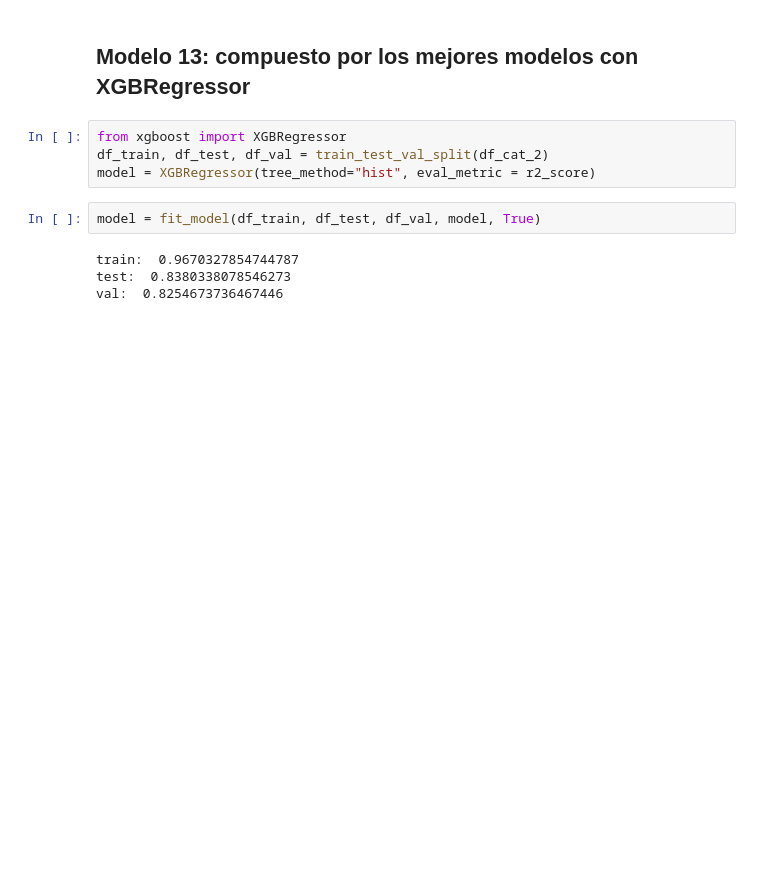
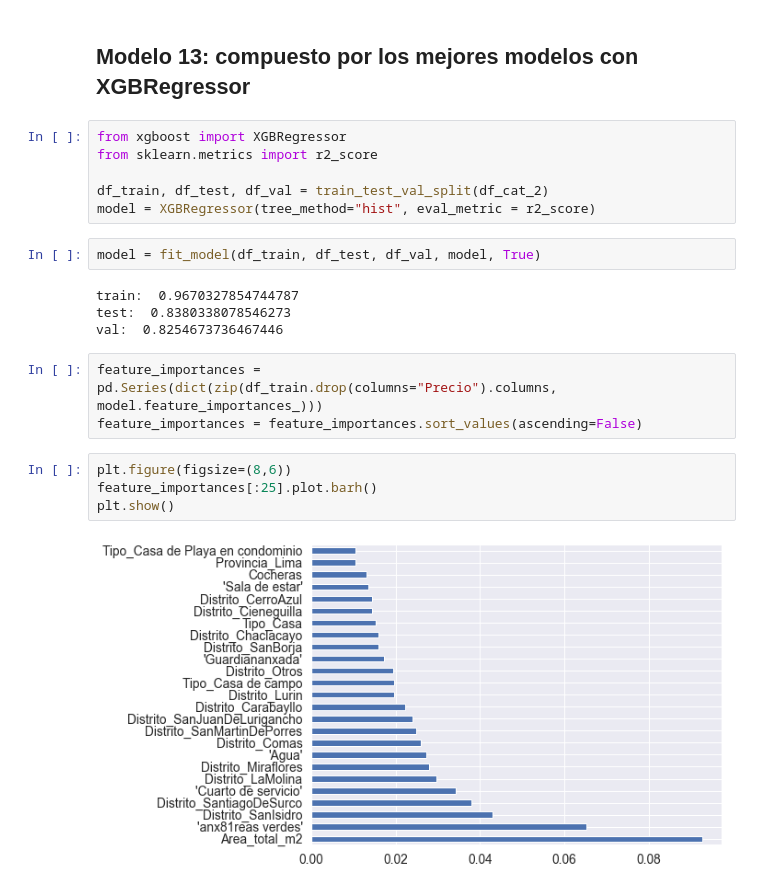
Before and after one commit to leonardtd/AD, a Jupyter notebook: casasurbania/TA_analisis_de_datos_models.ipynb, the cells around one changed output. Saved outputs shown, nothing was run; the diff lists cells and outputs as text; blank space fills up the shorter version.

Commit message:
correccion de df0, feature importance

```diff
--- a/casasurbania/TA_analisis_de_datos_models.ipynb
+++ b/casasurbania/TA_analisis_de_datos_models.ipynb
@@ -641,6 +441,8 @@ val:  0.4413713900960331
 ## Modelo 13: compuesto por los mejores modelos con XGBRegressor
 # %%
 from xgboost import XGBRegressor
+from sklearn.metrics import r2_score
+
 df_train, df_test, df_val = train_test_val_split(df_cat_2)
 model = XGBRegressor(tree_method="hist", eval_metric = r2_score)
 # %%
@@ -649,3 +451,12 @@ model = fit_model(df_train, df_test, df_val, model, True)
 train:  0.9670327854744787
 test:  0.8380338078546273
 val:  0.8254673736467446
+# %%
+feature_importances = pd.Series(dict(zip(df_train.drop(columns="Precio").columns, model.feature_importances_)))
+feature_importances = feature_importances.sort_values(ascending=False)
+# %%
+plt.figure(figsize=(8,6))
+feature_importances[:25].plot.barh()
+plt.show()
+# %% [output]
+[figure, added]
```
Also changed, not shown: parts of 15 cells of this notebook, 1 other file.
